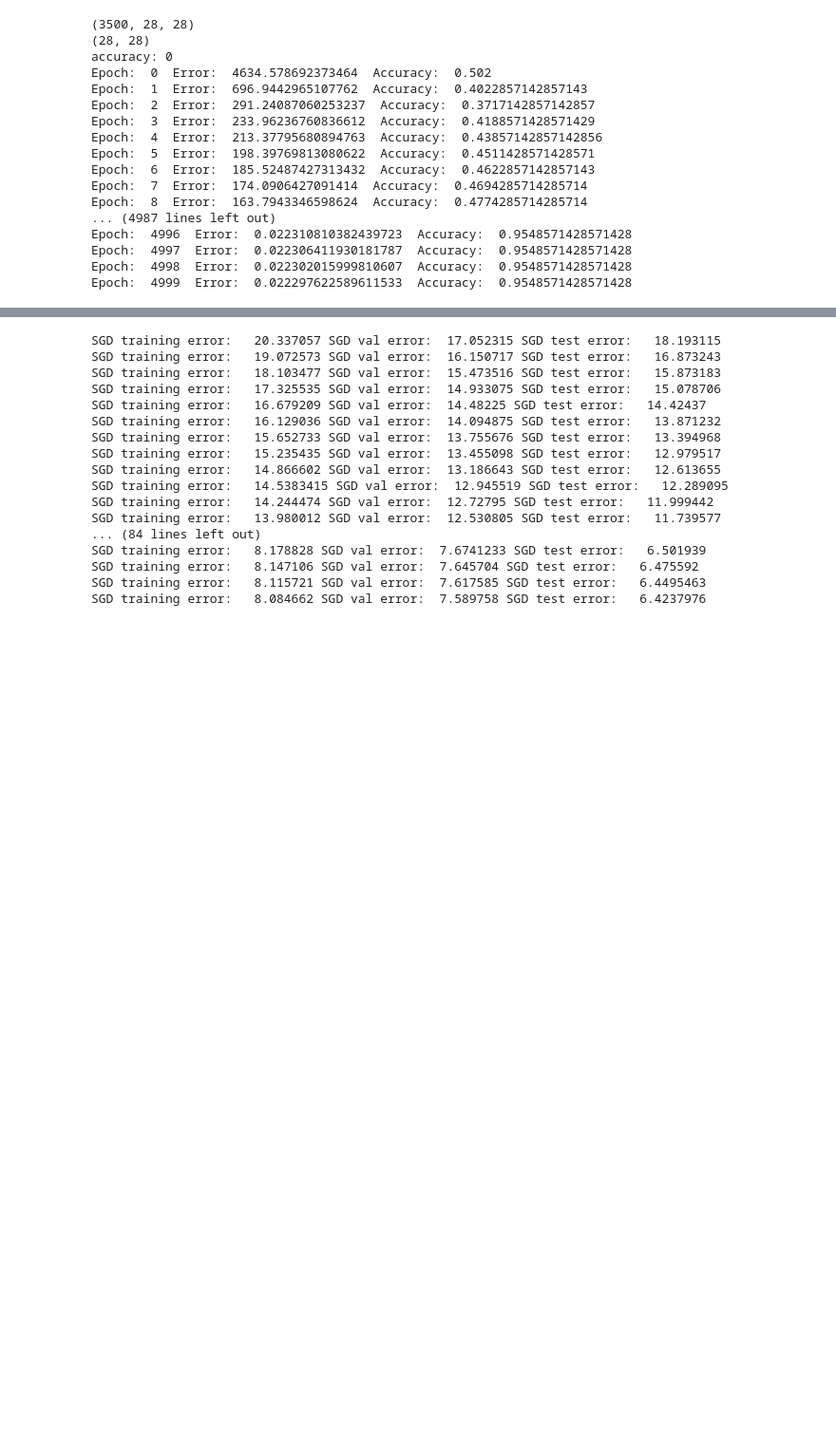
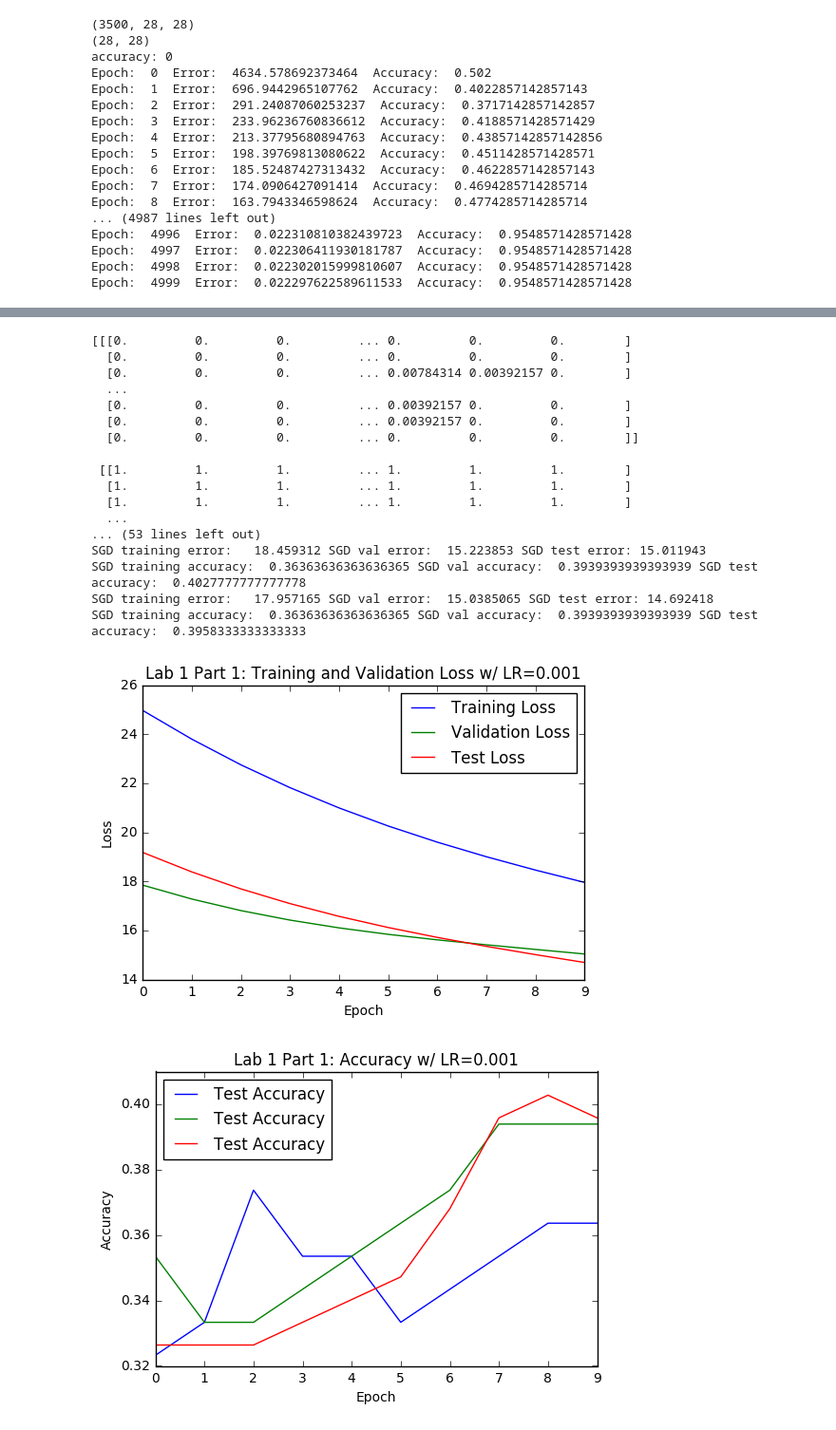
Before and after one commit to byJunKim/ECE421, a Jupyter notebook: LAB1/temp.ipynb, the cells around one changed output, grey strips where cells are left out. Shown at 95% size. Cells and saved outputs as stored; diff of their text form; code cells hidden in the pictures; blank space fills up the shorter version.

```diff
--- a/LAB1/temp.ipynb
+++ b/LAB1/temp.ipynb
@@ -365,17 +367,15 @@ Epoch:  4997  Error:  0.022306411930181787  Accuracy:  0.9548571428571428
 Epoch:  4998  Error:  0.022302015999810607  Accuracy:  0.9548571428571428
 Epoch:  4999  Error:  0.022297622589611533  Accuracy:  0.9548571428571428
 # %%
-def buildGraph(beta1=None, beta2=None, epsilon=None, lossType=None, learning_rate=None):
+def buildGraph(beta1=None, beta2=None, epsilon=None, lossType=None, optimizer = None, learning_rate=0.001, batch_size = 500):
     #Initialize weight and bias tensors
+    x, validData, testData, y, validTarget, testTarget = loadData()
     tf.set_random_seed(421)
     W = tf.truncated_normal(shape = (28*28, 1), stddev = 0.5, dtype = tf.float32, seed = 421, name = "weight")
     B = tf.truncated_normal(shape = (1,1), stddev = 0.5, dtype = tf.float32, seed = 421, name = "bias")
     reg = 0
-    epoch = 100
-    batch_size = 500
-    x = tf.placeholder(tf.float32, shape = (3500, 28*28))
-    y = tf.placeholder(tf.float32, shape = (3500, 1))
+    epoch = 10
     if lossType == "MSE":
-        SGD(x, y, W, B, learning_rate, reg, epoch, batch_size)
+        SGD(x, y, validData, validTarget, testData, testTarget, W, B, learning_rate, reg, epoch, batch_size, opt = optimizer, beta1_ = beta1, beta2_ = beta2, epsilon_ = epsilon)
     elif lossType == "CE":
         SGD(x, y, W, B, learning_rate, reg, epoch, batch_size, opt = "Adam", beta1_ = b1, beta2_ = b2, epsilon_ = epsilon)
@@ -484,22 +529,22 @@ ValueError: cannot reshape array of size 1 into shape (3500,newaxis)
-# %%
-#W = np.ones(shape=(784, 1))
-W = tf.truncated_normal(shape = (28*28, 1), stddev = 0.5, dtype = tf.float32, seed = 421, name = "weight")
-SGD(x, y, validData, validTarget, testData, testTarget, W, 0, 0.001, 0, 100, 500)
-# %% [output]
-SGD training error:   20.337057 SGD val error:  17.052315 SGD test error:   18.193115
-SGD training error:   19.072573 SGD val error:  16.150717 SGD test error:   16.873243
-SGD training error:   18.103477 SGD val error:  15.473516 SGD test error:   15.873183
-SGD training error:   17.325535 SGD val error:  14.933075 SGD test error:   15.078706
-SGD training error:   16.679209 SGD val error:  14.48225 SGD test error:   14.42437
-SGD training error:   16.129036 SGD val error:  14.094875 SGD test error:   13.871232
-SGD training error:   15.652733 SGD val error:  13.755676 SGD test error:   13.394968
-SGD training error:   15.235435 SGD val error:  13.455098 SGD test error:   12.979517
-SGD training error:   14.866602 SGD val error:  13.186643 SGD test error:   12.613655
-SGD training error:   14.5383415 SGD val error:  12.945519 SGD test error:   12.289095
-SGD training error:   14.244474 SGD val error:  12.72795 SGD test error:   11.999442
-SGD training error:   13.980012 SGD val error:  12.530805 SGD test error:   11.739577
-... (84 lines left out)
-SGD training error:   8.178828 SGD val error:  7.6741233 SGD test error:   6.501939
-SGD training error:   8.147106 SGD val error:  7.645704 SGD test error:   6.475592
-SGD training error:   8.115721 SGD val error:  7.617585 SGD test error:   6.4495463
-SGD training error:   8.084662 SGD val error:  7.589758 SGD test error:   6.4237976
+# %%
+buildGraph(lossType= "MSE", optimizer = "Adam", batch_size = 100, beta1 = 0.9, beta2 = 0.999, epsilon = 1e-8)
+# %% [output]
+[[[0.         0.         0.         ... 0.         0.         0.        ]
+  [0.         0.         0.         ... 0.         0.         0.        ]
+  [0.         0.         0.         ... 0.00784314 0.00392157 0.        ]
+  ...
+  [0.         0.         0.         ... 0.00392157 0.         0.        ]
+  [0.         0.         0.         ... 0.00392157 0.         0.        ]
+  [0.         0.         0.         ... 0.         0.         0.        ]]
+
+ [[1.         1.         1.         ... 1.         1.         1.        ]
+  [1.         1.         1.         ... 1.         1.         1.        ]
+  [1.         1.         1.         ... 1.         1.         1.        ]
+  ...
+... (53 lines left out)
+SGD training error:   18.459312 SGD val error:  15.223853 SGD test error: 15.011943
+SGD training accuracy:  0.36363636363636365 SGD val accuracy:  0.3939393939393939 SGD test accuracy:  0.4027777777777778
+SGD training error:   17.957165 SGD val error:  15.0385065 SGD test error: 14.692418
+SGD training accuracy:  0.36363636363636365 SGD val accuracy:  0.3939393939393939 SGD test accuracy:  0.3958333333333333
+[figure, added]
+[figure, added]
```
Also changed, not shown: parts of 8 cells of this notebook.
